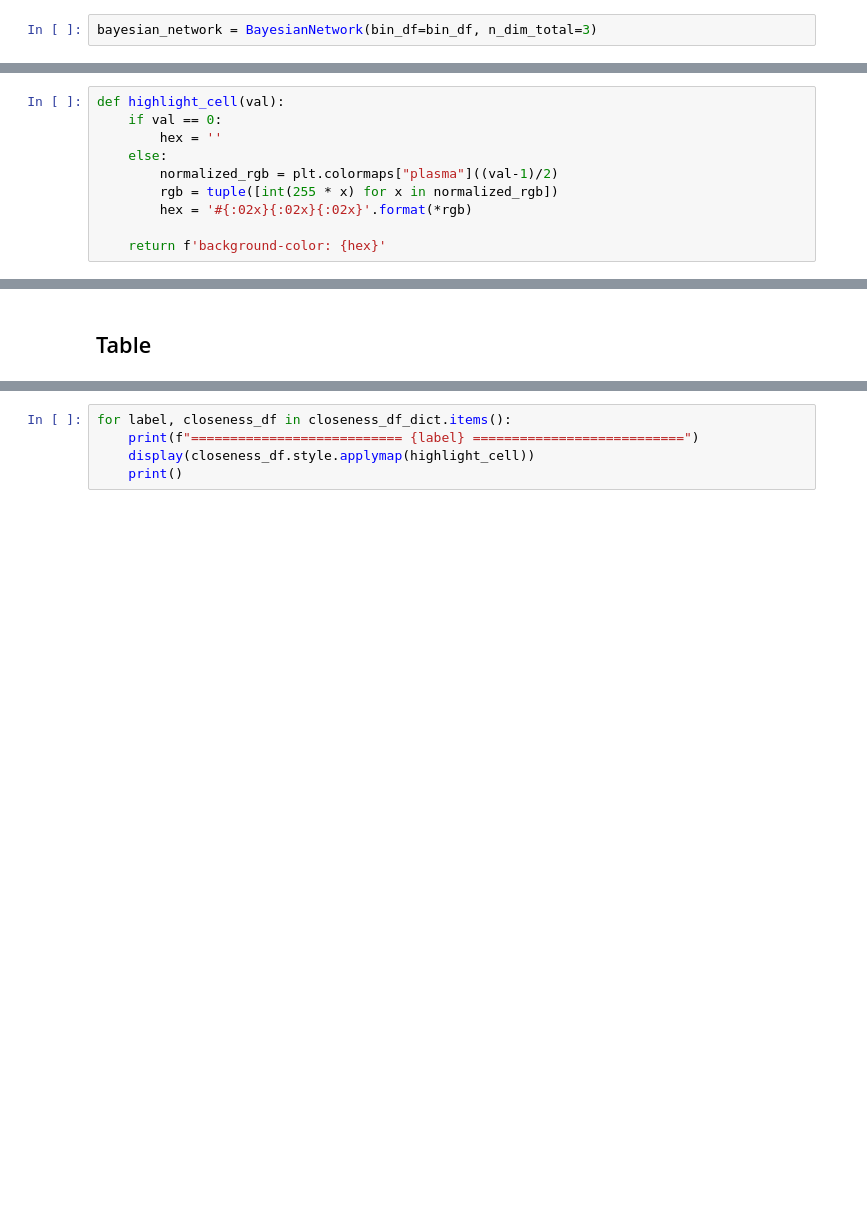
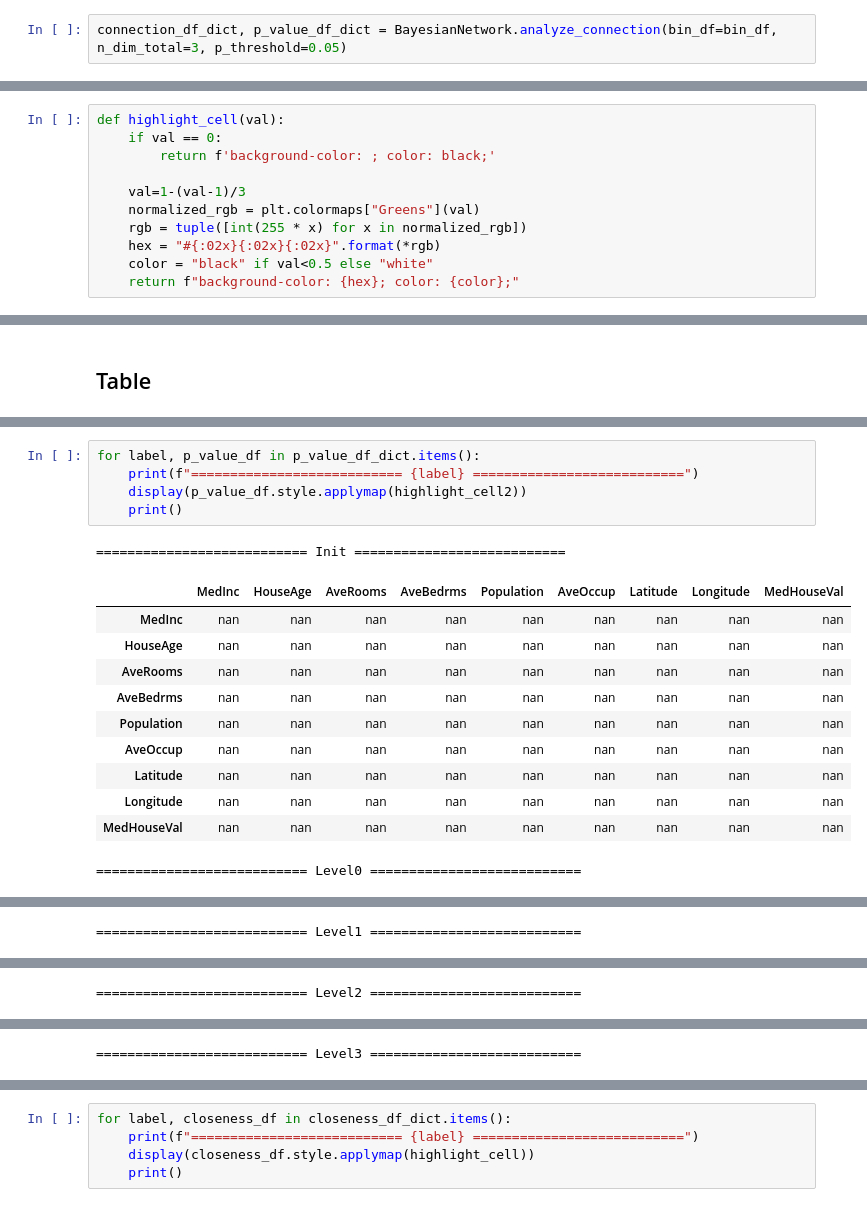
Before and after one commit to TakanariShimbo/example_bayesian_network, a Jupyter notebook: sample_california.ipynb, the cells around one changed output, grey strips where cells are left out. Saved outputs shown, nothing was run; the diff lists cells and outputs as text; blank space fills up the shorter version.

```diff
--- a/sample_california.ipynb
+++ b/sample_california.ipynb
@@ -56,4 +56,4 @@ bin_df.head()
 # %% [markdown]
 # Main
 # %%
-bayesian_network = BayesianNetwork(bin_df=bin_df, n_dim_total=3)
+connection_df_dict, p_value_df_dict = BayesianNetwork.analyze_connection(bin_df=bin_df, n_dim_total=3, p_threshold=0.05)
@@ -86,10 +84,11 @@ closeness_df_dict = bayesian_network.analyze_closeness(target_col="MedHouseVal")
 # %%
 def highlight_cell(val):
     if val == 0:
-        hex = ''
-    else:
-        normalized_rgb = plt.colormaps["plasma"]((val-1)/2)
-        rgb = tuple([int(255 * x) for x in normalized_rgb])
-        hex = '#{:02x}{:02x}{:02x}'.format(*rgb)
+        return f'background-color: ; color: black;'
 
-    return f'background-color: {hex}'
+    val=1-(val-1)/3
+    normalized_rgb = plt.colormaps["Greens"](val)
+    rgb = tuple([int(255 * x) for x in normalized_rgb])
+    hex = "#{:02x}{:02x}{:02x}".format(*rgb)
+    color = "black" if val<0.5 else "white"
+    return f"background-color: {hex}; color: {color};"
@@ -156,3 +166,21 @@ for label, connect_df in connect_df_dict.items():
 | Latitude | 0 | 0 | 0 | 0 | 0 | 0 | 0 | 1 | 1 |
 | Longitude | 0 | 0 | 0 | 0 | 0 | 0 | 0 | 0 | 1 |
 | MedHouseVal | 0 | 0 | 0 | 0 | 0 | 0 | 0 | 0 | 0 |
+# %%
+for label, p_value_df in p_value_df_dict.items():
+    print(f"=========================== {label} ===========================")
+    display(p_value_df.style.applymap(highlight_cell2))
+    print()
+# %% [output]
+=========================== Init ===========================
+|  | MedInc | HouseAge | AveRooms | AveBedrms | Population | AveOccup | Latitude | Longitude | MedHouseVal |
+| MedInc | nan | nan | nan | nan | nan | nan | nan | nan | nan |
+| HouseAge | nan | nan | nan | nan | nan | nan | nan | nan | nan |
+| AveRooms | nan | nan | nan | nan | nan | nan | nan | nan | nan |
+| AveBedrms | nan | nan | nan | nan | nan | nan | nan | nan | nan |
+| Population | nan | nan | nan | nan | nan | nan | nan | nan | nan |
+| AveOccup | nan | nan | nan | nan | nan | nan | nan | nan | nan |
+| Latitude | nan | nan | nan | nan | nan | nan | nan | nan | nan |
+| Longitude | nan | nan | nan | nan | nan | nan | nan | nan | nan |
+| MedHouseVal | nan | nan | nan | nan | nan | nan | nan | nan | nan |
+=========================== Level0 ===========================
@@ -158,0 +197 @@ for label, connect_df in connect_df_dict.items():
+=========================== Level1 ===========================
@@ -158,0 +208 @@ for label, connect_df in connect_df_dict.items():
+=========================== Level2 ===========================
@@ -158,0 +219 @@ for label, connect_df in connect_df_dict.items():
+=========================== Level3 ===========================
```
Also changed, not shown: parts of 8 cells of this notebook, 4 other files.
